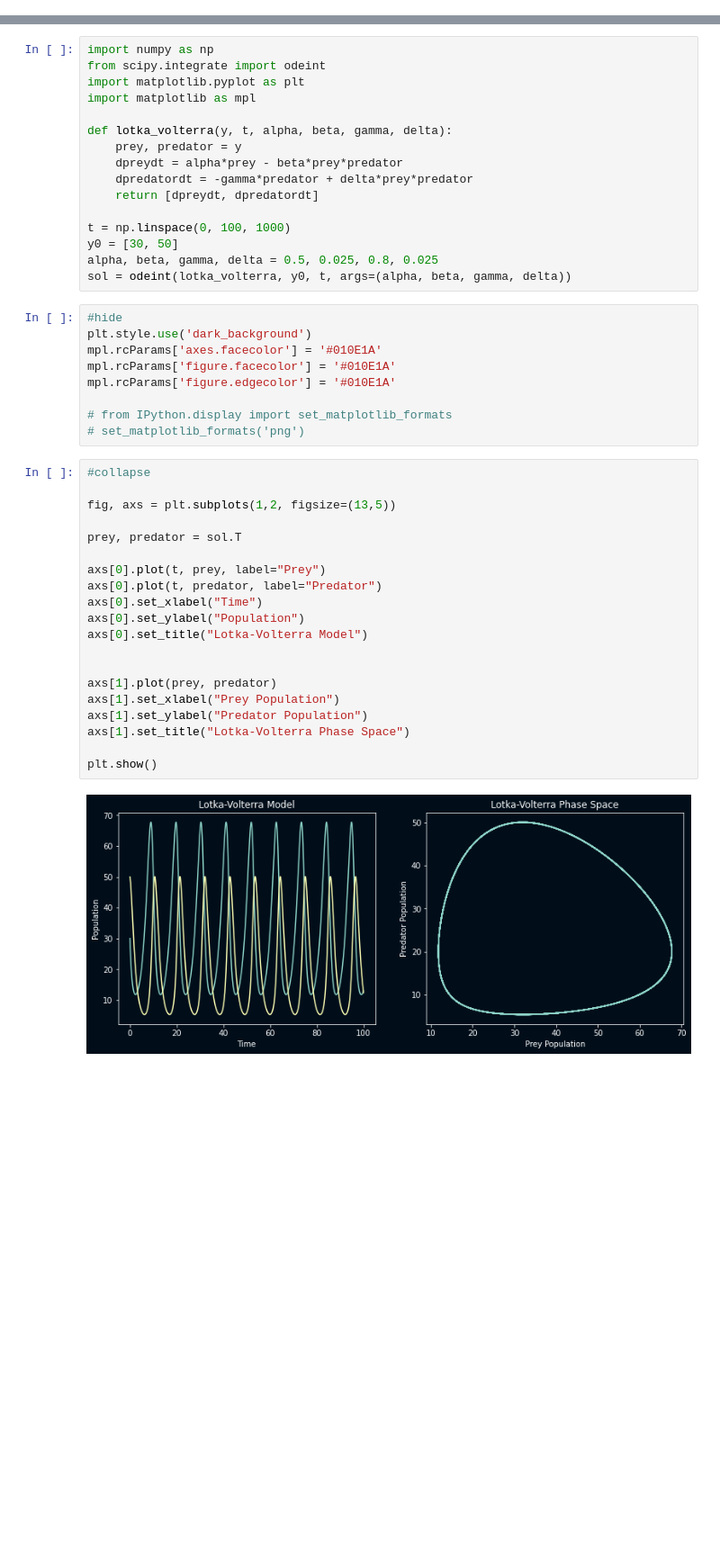
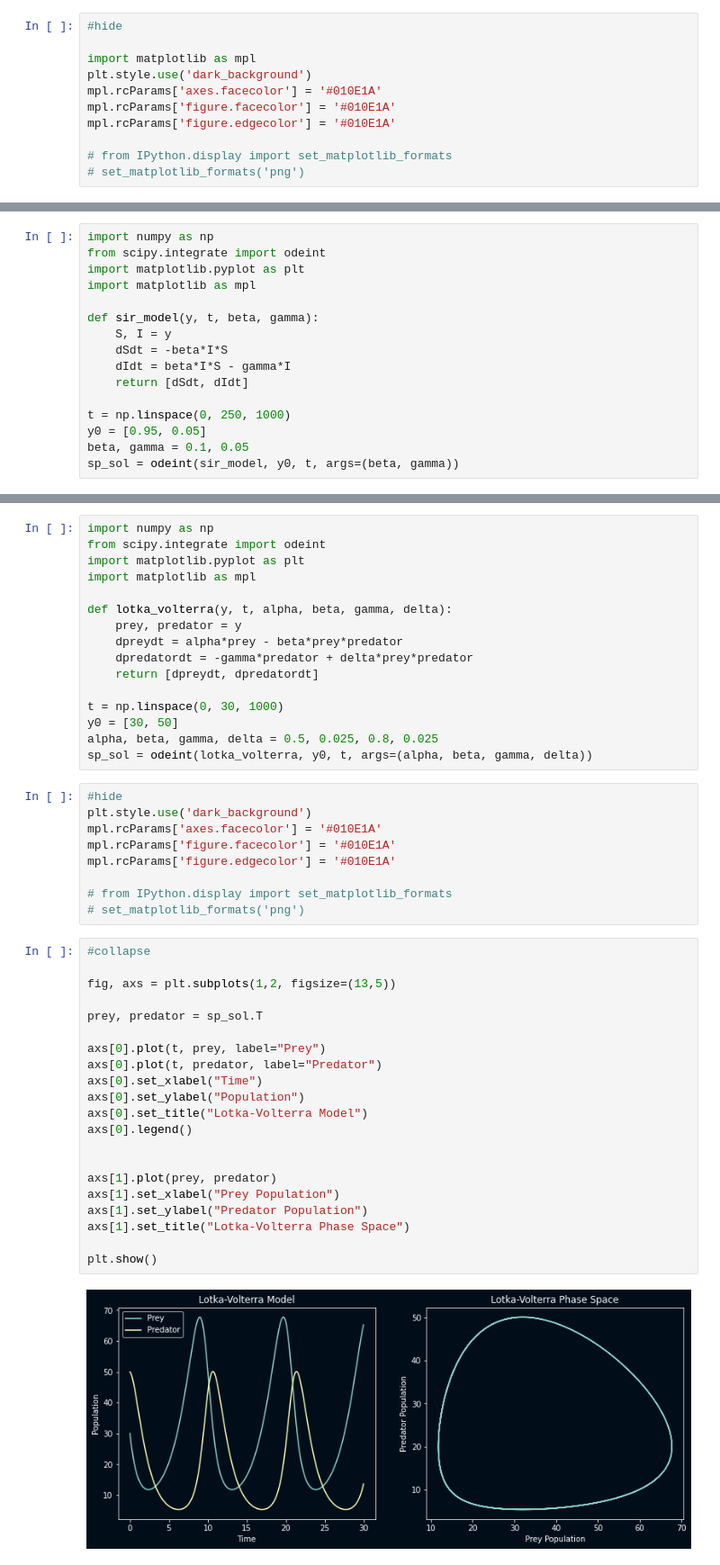
Before and after one commit to jlindbloom/qed404, a Jupyter notebook: _notebooks/2021-01-01-ode-inference-with-pydens-and-pymc3.ipynb, the cells around one changed output, grey strips where cells are left out. Shown at 90% size. Cells and saved outputs as stored; diff of their text form; blank space fills up the shorter version.

```diff
--- a/_notebooks/2021-01-01-ode-inference-with-pydens-and-pymc3.ipynb
+++ b/_notebooks/2021-01-01-ode-inference-with-pydens-and-pymc3.ipynb
@@ -54,0 +68,11 @@ where $\alpha, \beta, \gamma, \delta > 0$. Here $y(t)$ and $x(t)$ represent the
+# %%
+#hide
+
+import matplotlib as mpl
+plt.style.use('dark_background')
+mpl.rcParams['axes.facecolor'] = '#010E1A'
+mpl.rcParams['figure.facecolor'] = '#010E1A'
+mpl.rcParams['figure.edgecolor'] = '#010E1A'
+
+# from IPython.display import set_matplotlib_formats
+# set_matplotlib_formats('png')
@@ -54,0 +160,16 @@ where $\alpha, \beta, \gamma, \delta > 0$. Here $y(t)$ and $x(t)$ represent the
+# %%
+import numpy as np
+from scipy.integrate import odeint
+import matplotlib.pyplot as plt
+import matplotlib as mpl
+
+def sir_model(y, t, beta, gamma):
+    S, I = y
+    dSdt = -beta*I*S
+    dIdt = beta*I*S - gamma*I
+    return [dSdt, dIdt]
+
+t = np.linspace(0, 250, 1000)
+y0 = [0.95, 0.05]
+beta, gamma = 0.1, 0.05
+sp_sol = odeint(sir_model, y0, t, args=(beta, gamma))
@@ -64,10 +283,10 @@ def lotka_volterra(y, t, alpha, beta, gamma, delta):
     dpredatordt = -gamma*predator + delta*prey*predator
     return [dpreydt, dpredatordt]
 
-t = np.linspace(0, 100, 1000)
+t = np.linspace(0, 30, 1000)
 y0 = [30, 50]
 alpha, beta, gamma, delta = 0.5, 0.025, 0.8, 0.025
-sol = odeint(lotka_volterra, y0, t, args=(alpha, beta, gamma, delta))
+sp_sol = odeint(lotka_volterra, y0, t, args=(alpha, beta, gamma, delta))
 # %%
 #hide
 plt.style.use('dark_background')
@@ -80,22 +299,23 @@ mpl.rcParams['figure.edgecolor'] = '#010E1A'
 # %%
 #collapse
 
 fig, axs = plt.subplots(1,2, figsize=(13,5))
 
-prey, predator = sol.T
+prey, predator = sp_sol.T
 
 axs[0].plot(t, prey, label="Prey")
 axs[0].plot(t, predator, label="Predator")
 axs[0].set_xlabel("Time")
 axs[0].set_ylabel("Population")
 axs[0].set_title("Lotka-Volterra Model")
+axs[0].legend()
 
 
 axs[1].plot(prey, predator)
 axs[1].set_xlabel("Prey Population")
 axs[1].set_ylabel("Predator Population")
 axs[1].set_title("Lotka-Volterra Phase Space")
 
 plt.show()
 # %% [output]
-[figure, old version]
+[figure, new version]
```
Also changed, not shown: parts of 39 cells of this notebook, 2 other files.
